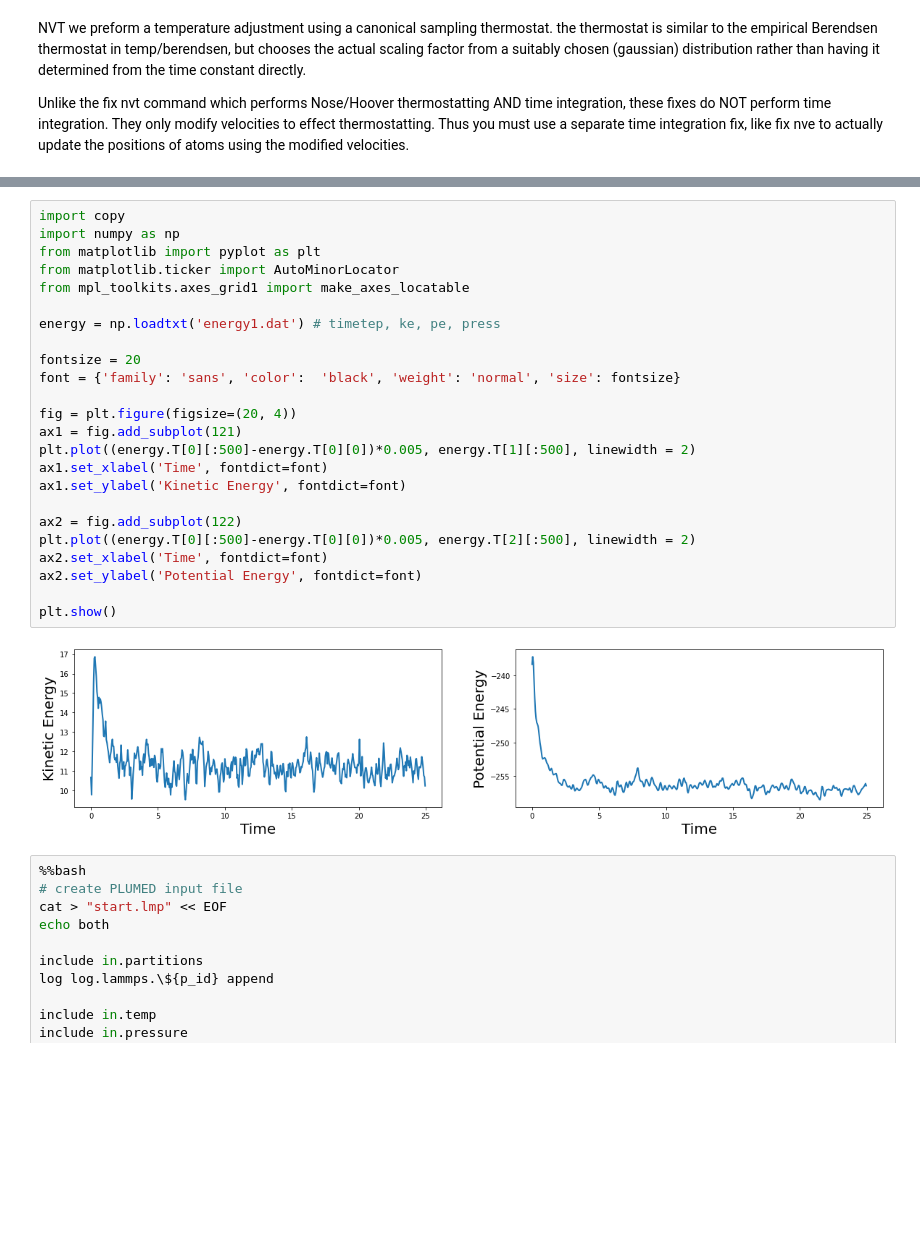
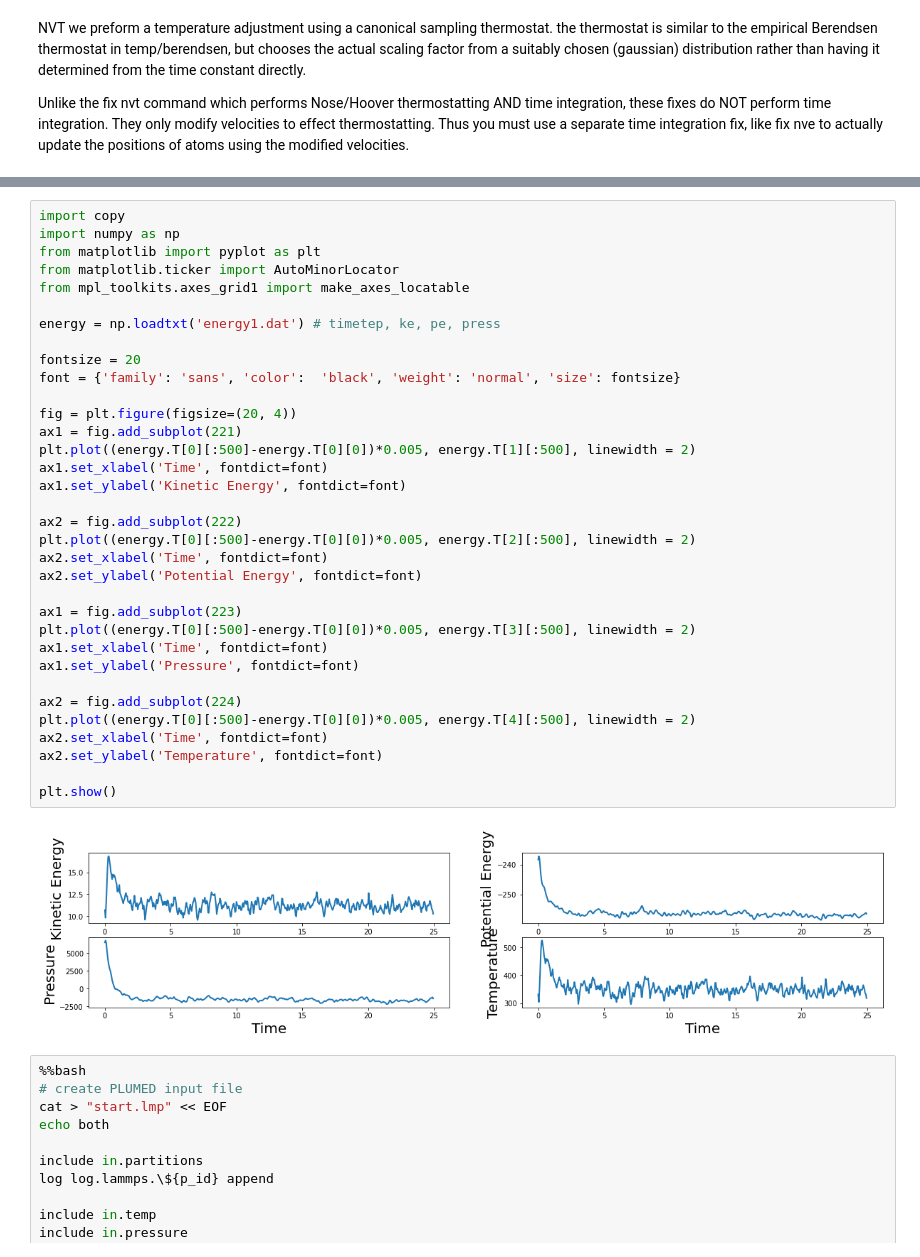
Before and after one commit to yaminbens/Proj23, a Jupyter notebook: prep.ipynb, the cells around one changed output, grey strips where cells are left out. Cells and saved outputs as stored; diff of their text form; blank space fills up the shorter version.

```diff
--- a/prep.ipynb
+++ b/prep.ipynb
@@ -191,29 +203,39 @@ CalledProcessError: Command 'b'lmp -in start.lmp\n'' returned non-zero exit stat
 # %%
 import copy
 import numpy as np
 from matplotlib import pyplot as plt
 from matplotlib.ticker import AutoMinorLocator
 from mpl_toolkits.axes_grid1 import make_axes_locatable
 
 energy = np.loadtxt('energy1.dat') # timetep, ke, pe, press
 
 fontsize = 20
 font = {'family': 'sans', 'color':  'black', 'weight': 'normal', 'size': fontsize}
 
 fig = plt.figure(figsize=(20, 4))
-ax1 = fig.add_subplot(121)
+ax1 = fig.add_subplot(221)
 plt.plot((energy.T[0][:500]-energy.T[0][0])*0.005, energy.T[1][:500], linewidth = 2)
 ax1.set_xlabel('Time', fontdict=font)
 ax1.set_ylabel('Kinetic Energy', fontdict=font)
 
-ax2 = fig.add_subplot(122)
+ax2 = fig.add_subplot(222)
 plt.plot((energy.T[0][:500]-energy.T[0][0])*0.005, energy.T[2][:500], linewidth = 2)
 ax2.set_xlabel('Time', fontdict=font)
 ax2.set_ylabel('Potential Energy', fontdict=font)
 
+ax1 = fig.add_subplot(223)
+plt.plot((energy.T[0][:500]-energy.T[0][0])*0.005, energy.T[3][:500], linewidth = 2)
+ax1.set_xlabel('Time', fontdict=font)
+ax1.set_ylabel('Pressure', fontdict=font)
+
+ax2 = fig.add_subplot(224)
+plt.plot((energy.T[0][:500]-energy.T[0][0])*0.005, energy.T[4][:500], linewidth = 2)
+ax2.set_xlabel('Time', fontdict=font)
+ax2.set_ylabel('Temperature', fontdict=font)
+
 plt.show()
 # %% [output]
-[figure, old version]
+[figure, new version]
 # %%
 %%bash
 # create PLUMED input file
```
Also changed, not shown: parts of 3 cells of this notebook.
